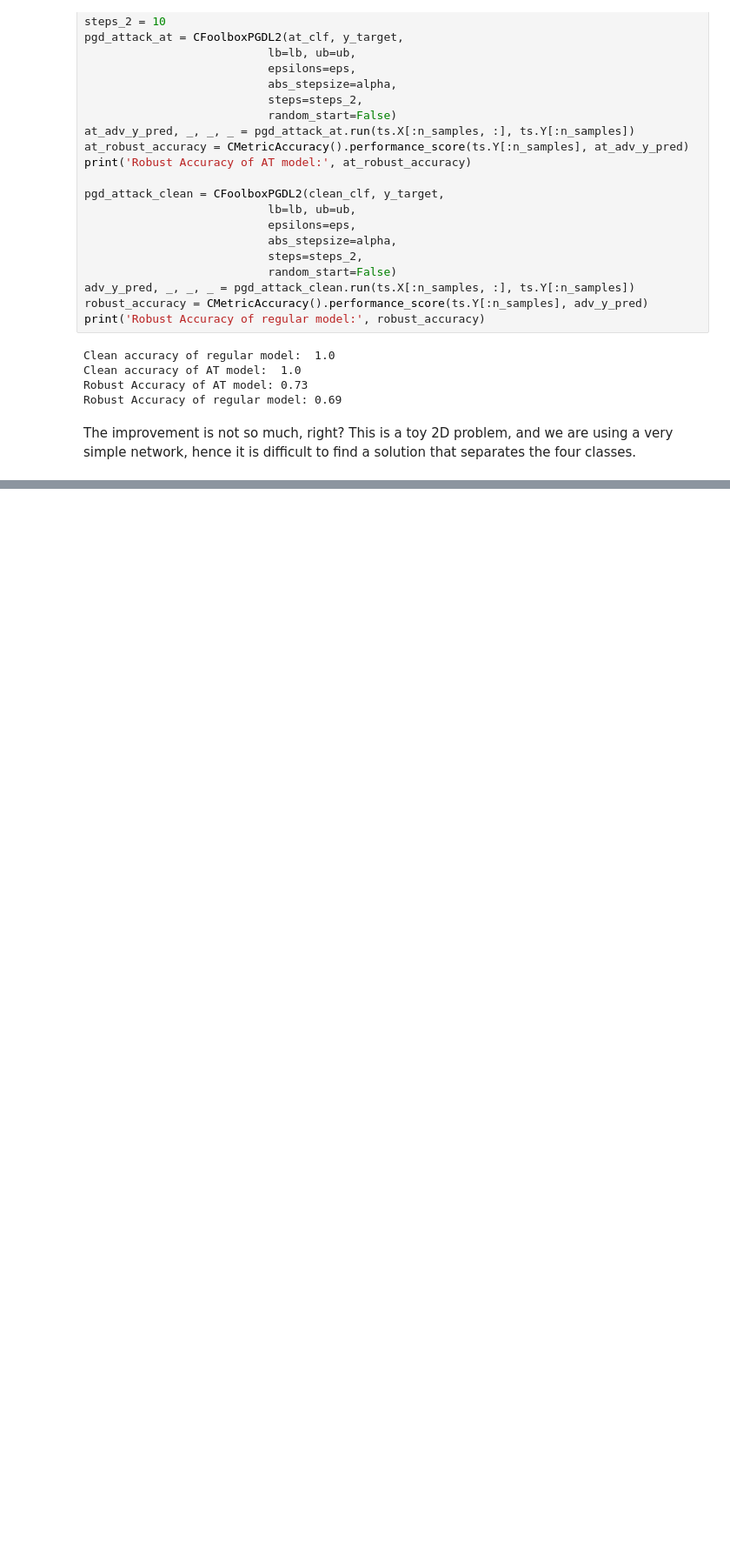
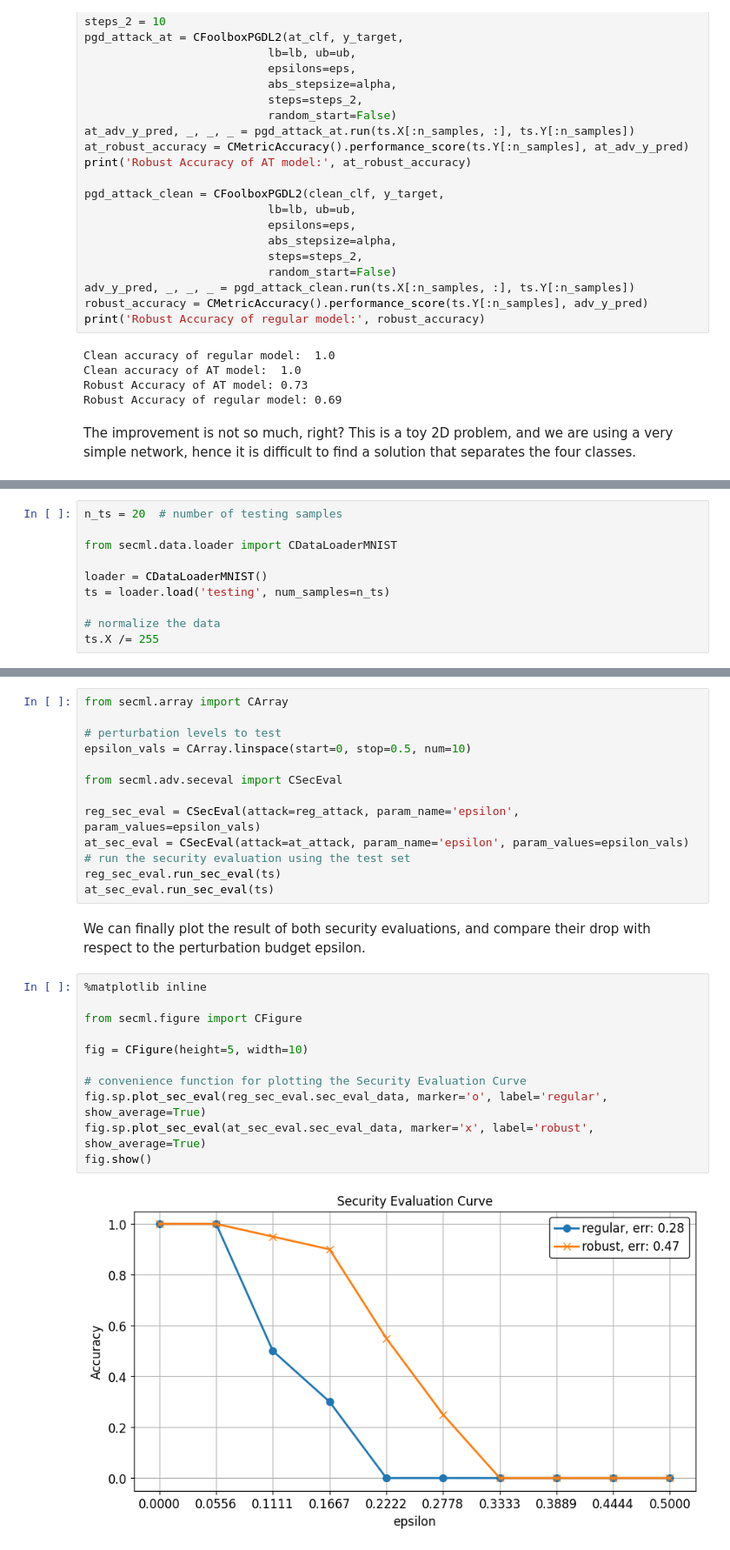
Before and after one commit to zangobot/teaching_material, a Jupyter notebook: 03-AdversarialTraining.ipynb, the cells around one changed output, grey strips where cells are left out. Shown at 87% size. Drawn from its saved outputs; the diff is of its cells as text; blank space fills up the shorter version.

Commit message:
Adding mnist robust example

```diff
--- a/03-AdversarialTraining.ipynb
+++ b/03-AdversarialTraining.ipynb
@@ -238,0 +240,10 @@ Computing adversarial training on 2D problems is easy, but repeating the same lo
+# %%
+n_ts = 20  # number of testing samples
+
+from secml.data.loader import CDataLoaderMNIST
+
+loader = CDataLoaderMNIST()
+ts = loader.load('testing', num_samples=n_ts)
+
+# normalize the data
+ts.X /= 255
@@ -238,0 +333,28 @@ Computing adversarial training on 2D problems is easy, but repeating the same lo
+# %%
+from secml.array import CArray
+
+# perturbation levels to test
+epsilon_vals = CArray.linspace(start=0, stop=0.5, num=10)
+
+from secml.adv.seceval import CSecEval
+
+reg_sec_eval = CSecEval(attack=reg_attack, param_name='epsilon', param_values=epsilon_vals)
+at_sec_eval = CSecEval(attack=at_attack, param_name='epsilon', param_values=epsilon_vals)
+# run the security evaluation using the test set
+reg_sec_eval.run_sec_eval(ts)
+at_sec_eval.run_sec_eval(ts)
+# %% [markdown]
+We can finally plot the result of both security evaluations, and compare their drop with respect to the perturbation budget epsilon.
+# %%
+%matplotlib inline
+
+from secml.figure import CFigure
+
+fig = CFigure(height=5, width=10)
+
+# convenience function for plotting the Security Evaluation Curve
+fig.sp.plot_sec_eval(reg_sec_eval.sec_eval_data, marker='o', label='regular', show_average=True)
+fig.sp.plot_sec_eval(at_sec_eval.sec_eval_data, marker='x', label='robust', show_average=True)
+fig.show()
+# %% [output]
+[figure, added]
```
Also changed, not shown: parts of 4 cells of this notebook.
